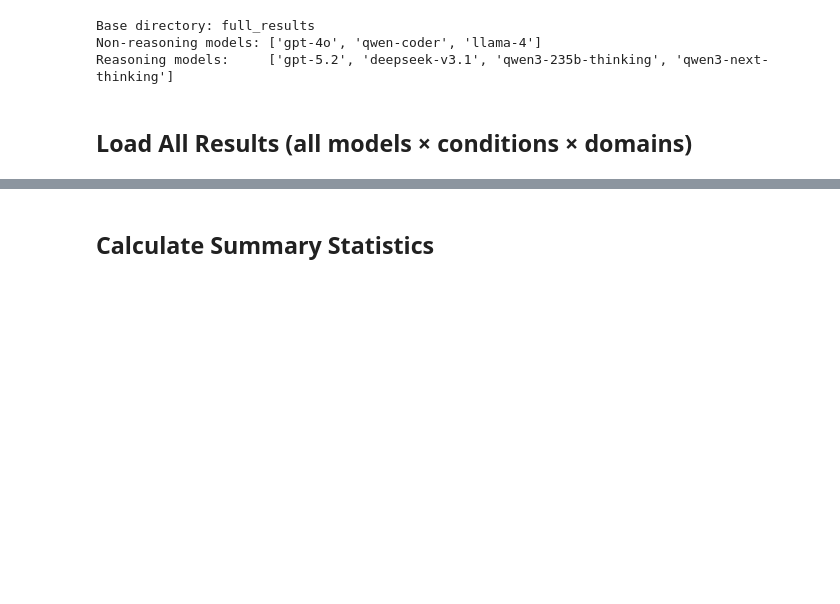
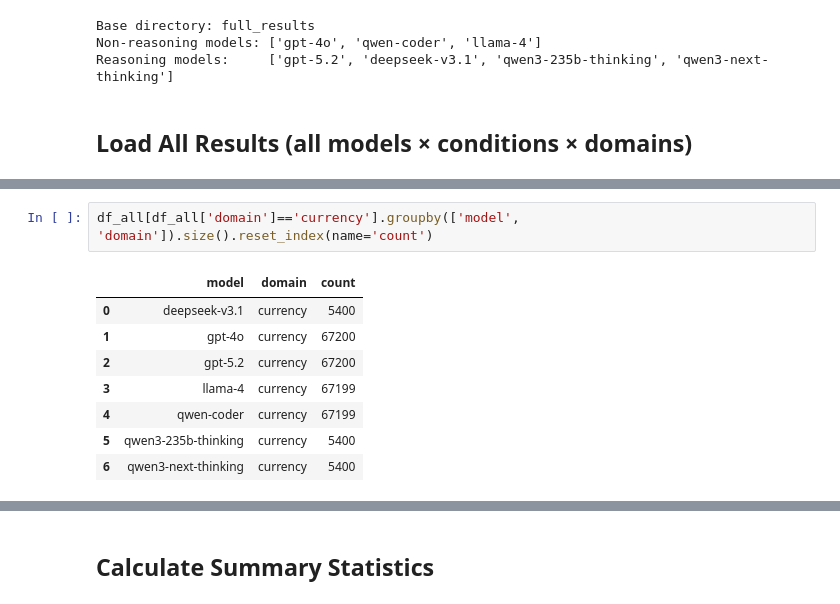
Before and after one commit to janewarren/math_gender, a Jupyter notebook: conversion_test/analyze_results.ipynb, the cells around one changed output, grey strips where cells are left out. Drawn from its saved outputs; the diff is of its cells as text; blank space fills up the shorter version.

```diff
--- a/conversion_test/analyze_results.ipynb
+++ b/conversion_test/analyze_results.ipynb
@@ -177,0 +178,11 @@ qwen3-next-thinking       5896      9076     8468         23440
+# %%
+df_all[df_all['domain']=='currency'].groupby(['model', 'domain']).size().reset_index(name='count')
+# %% [output]
+|  | model | domain | count |
+| 0 | deepseek-v3.1 | currency | 5400 |
+| 1 | gpt-4o | currency | 67200 |
+| 2 | gpt-5.2 | currency | 67200 |
+| 3 | llama-4 | currency | 67199 |
+| 4 | qwen-coder | currency | 67199 |
+| 5 | qwen3-235b-thinking | currency | 5400 |
+| 6 | qwen3-next-thinking | currency | 5400 |
```
Also changed, not shown: parts of 19 cells of this notebook, 13 other files.
